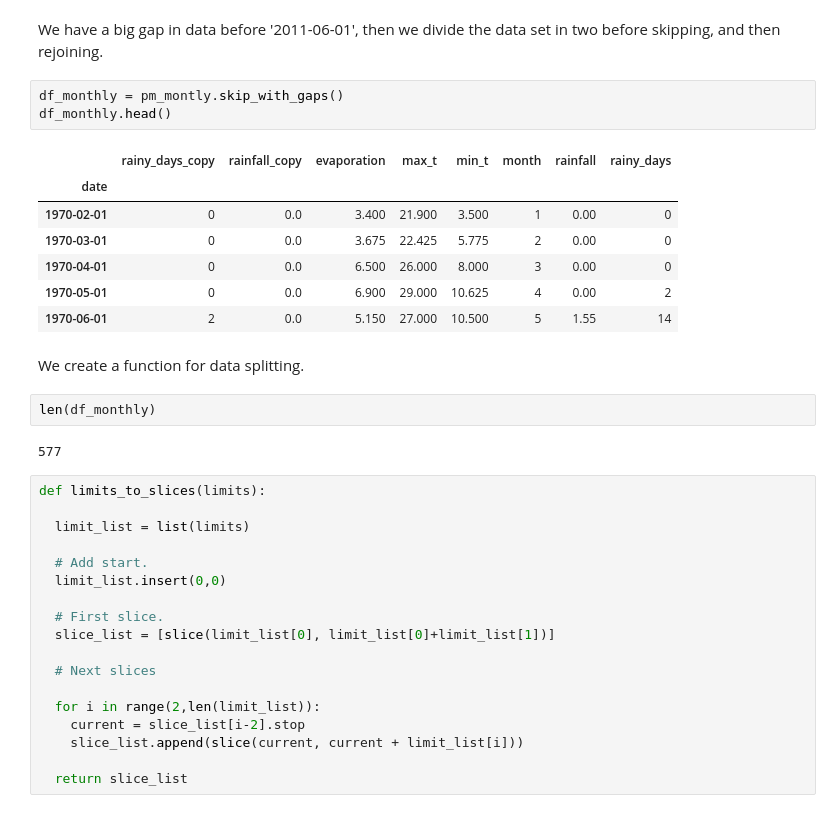
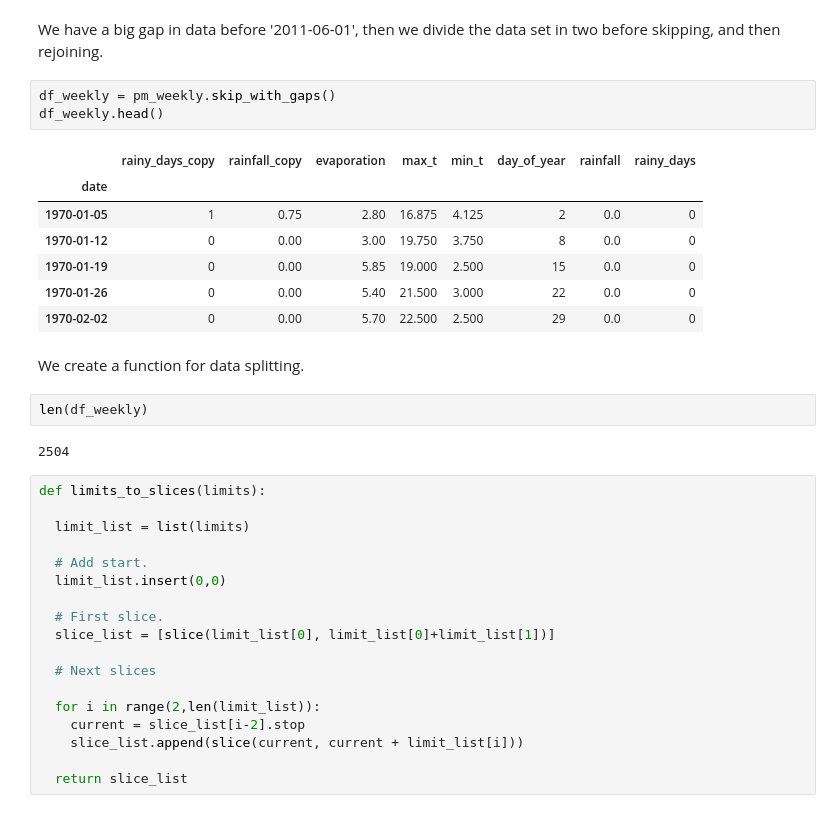
Before and after one commit to rodoart/rainfall, a Jupyter notebook: notebooks/3.1_rainfall-monthly_predictions.ipynb, the cells around one changed output. Drawn from its saved outputs; the diff is of its cells as text.

```diff
--- a/notebooks/3.1_rainfall-monthly_predictions.ipynb
+++ b/notebooks/3.1_rainfall-monthly_predictions.ipynb
@@ -84,23 +82,23 @@ pm_montly.df.head()
 ## Data preparation
 # %% [markdown]
 We have a big gap in data before '2011-06-01', then we divide the data set in two before skipping, and then rejoining.
-# %%
-df_monthly = pm_montly.skip_with_gaps()
-df_monthly.head()
-# %% [output]
-|  | rainy_days_copy | rainfall_copy | evaporation | max_t | min_t | month | rainfall | rainy_days |
-| date |  |  |  |  |  |  |  |  |
-| 1970-02-01 | 0 | 0.0 | 3.400 | 21.900 | 3.500 | 1 | 0.00 | 0 |
-| 1970-03-01 | 0 | 0.0 | 3.675 | 22.425 | 5.775 | 2 | 0.00 | 0 |
-| 1970-04-01 | 0 | 0.0 | 6.500 | 26.000 | 8.000 | 3 | 0.00 | 0 |
-| 1970-05-01 | 0 | 0.0 | 6.900 | 29.000 | 10.625 | 4 | 0.00 | 2 |
-| 1970-06-01 | 2 | 0.0 | 5.150 | 27.000 | 10.500 | 5 | 1.55 | 14 |
+# %%
+df_weekly = pm_weekly.skip_with_gaps()
+df_weekly.head()
+# %% [output]
+|  | rainy_days_copy | rainfall_copy | evaporation | max_t | min_t | day_of_year | rainfall | rainy_days |
+| date |  |  |  |  |  |  |  |  |
+| 1970-01-05 | 1 | 0.75 | 2.80 | 16.875 | 4.125 | 2 | 0.0 | 0 |
+| 1970-01-12 | 0 | 0.00 | 3.00 | 19.750 | 3.750 | 8 | 0.0 | 0 |
+| 1970-01-19 | 0 | 0.00 | 5.85 | 19.000 | 2.500 | 15 | 0.0 | 0 |
+| 1970-01-26 | 0 | 0.00 | 5.40 | 21.500 | 3.000 | 22 | 0.0 | 0 |
+| 1970-02-02 | 0 | 0.00 | 5.70 | 22.500 | 2.500 | 29 | 0.0 | 0 |
 # %% [markdown]
 We create a function for data splitting.
 # %%
-len(df_monthly)
+len(df_weekly)
 # %% [output]
-577
+2504
 # %%
 def limits_to_slices(limits):
 
```
Also changed, not shown: parts of 33 cells of this notebook, 14 other files.
